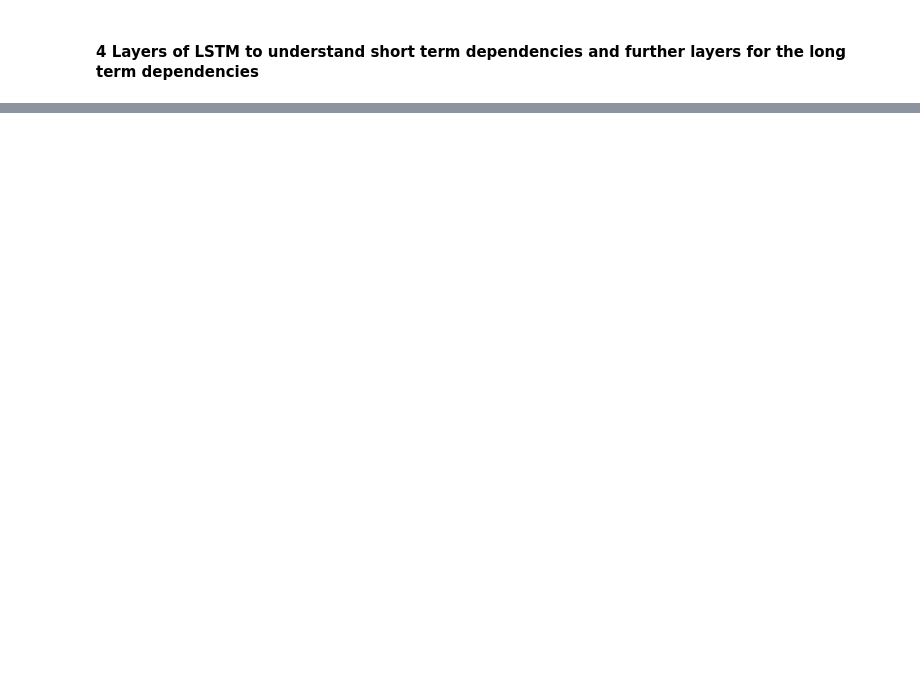
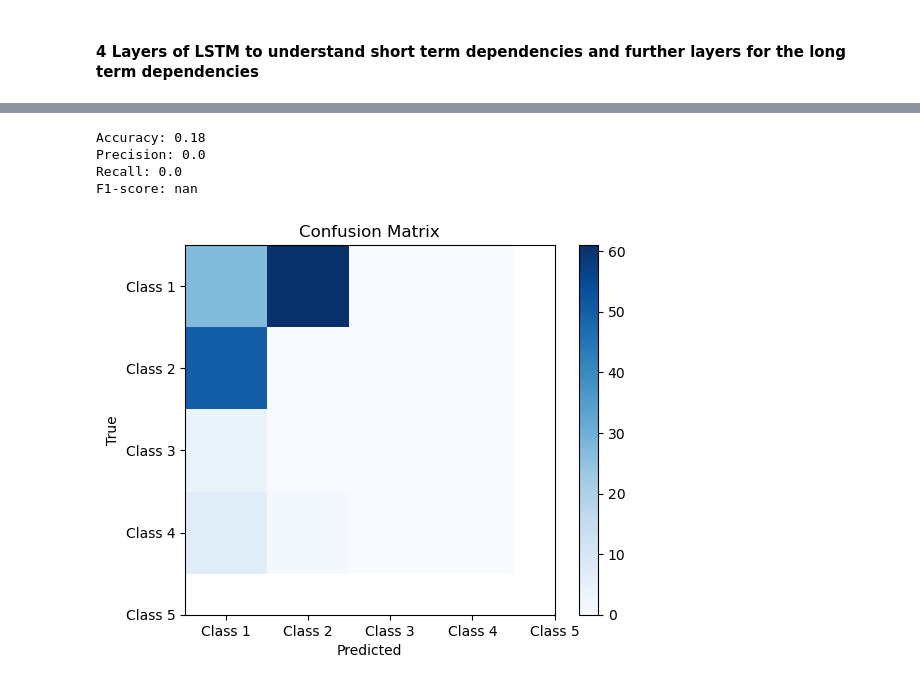
Before and after one commit to vsg-vsg/Time-Series-Data-Dimension-Reduction, a Jupyter notebook: ECG5000-2.ipynb, the cells around one changed output, grey strips where cells are left out. Cells and saved outputs as stored; diff of their text form; code cells hidden in the pictures; blank space fills up the shorter version.

```diff
--- a/ECG5000-2.ipynb
+++ b/ECG5000-2.ipynb
@@ -375,0 +442,2 @@ plt.show()
+# %%
+y_predicted_shuffled = predict4LayerLSTM(X_test_shuffled)
@@ -375,0 +446,11 @@ plt.show()
+# %%
+parametersCalculation(y_predicted_shuffled, y_test)
+# %% [output]
+Accuracy: 0.18
+Precision: 0.0
+Recall: 0.0
+F1-score: nan
+# %%
+displayCofusion(y_test, y_predicted_shuffled)
+# %% [output]
+[figure, added]
```
Also changed, not shown: parts of 48 cells of this notebook, 4 other files.
